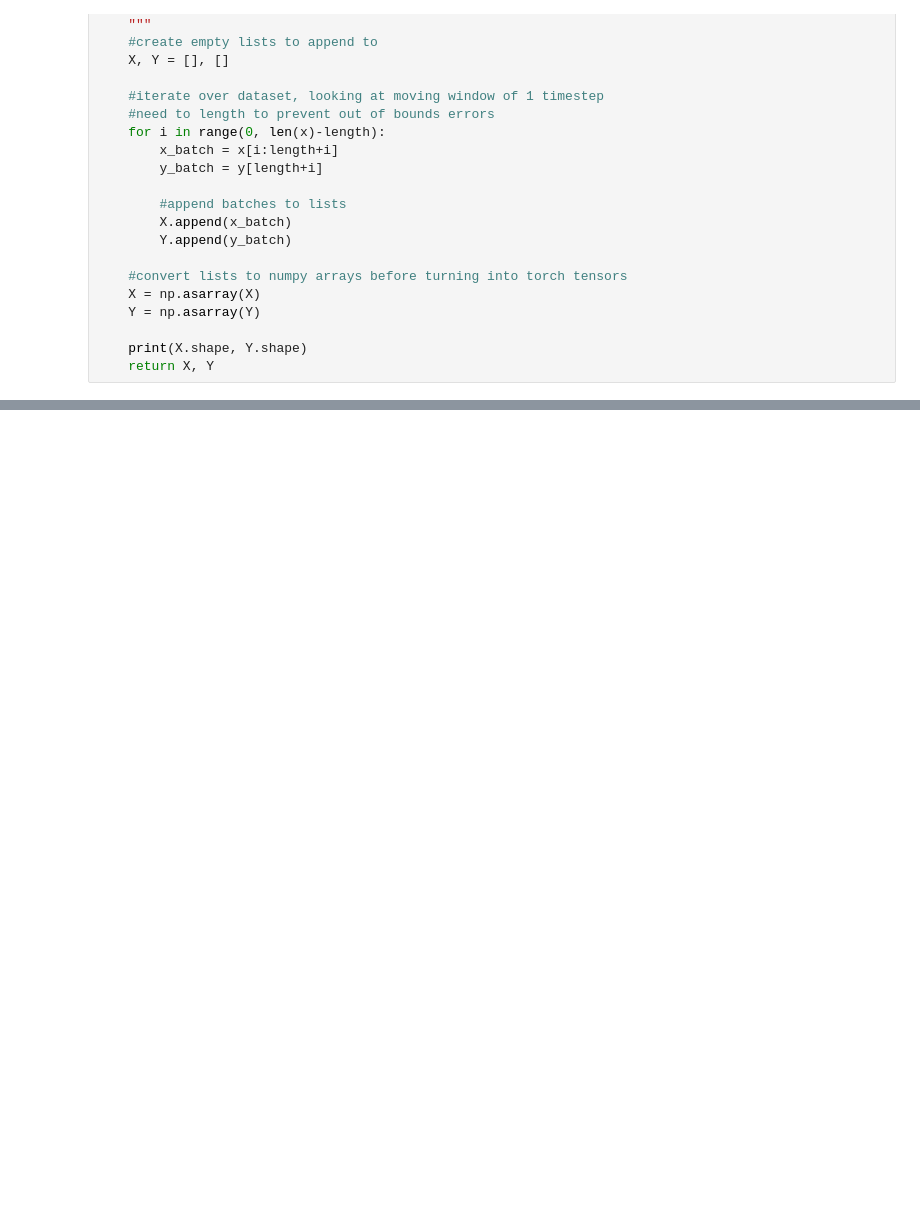
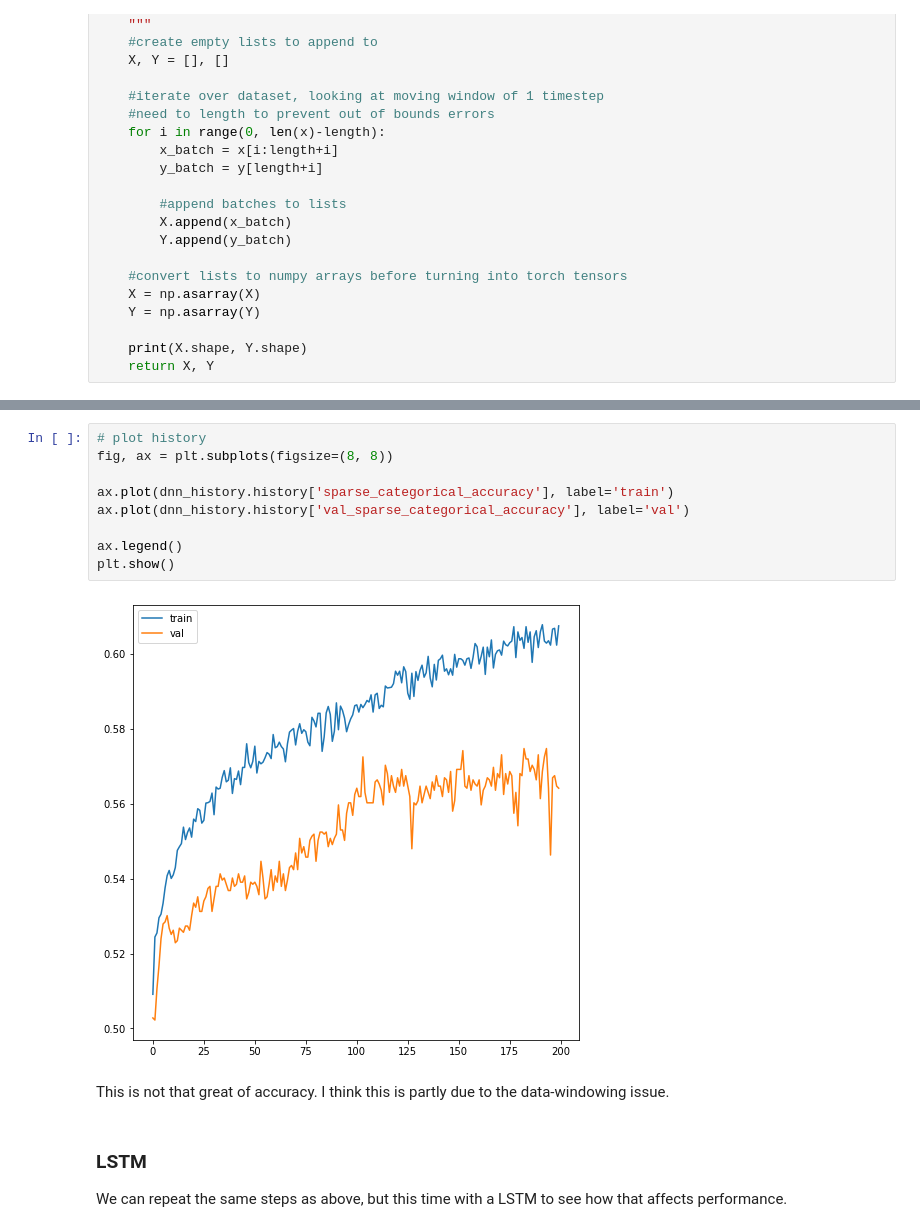
Before and after one commit to NVE/avalanche_ml, a Jupyter notebook: notebooks/training/neural_networks.ipynb, the cells around one changed output, grey strips where cells are left out. Drawn from its saved outputs; the diff is of its cells as text; blank space fills up the shorter version.

```diff
--- a/notebooks/training/neural_networks.ipynb
+++ b/notebooks/training/neural_networks.ipynb
@@ -503 +642,18 @@ False
+# %%
+# plot history
+fig, ax = plt.subplots(figsize=(8, 8))
+
+ax.plot(dnn_history.history['sparse_categorical_accuracy'], label='train')
+ax.plot(dnn_history.history['val_sparse_categorical_accuracy'], label='val')
+
+ax.legend()
+plt.show()
+# %% [output]
+[figure, added]
+# %% [markdown]
+This is not that great of accuracy. I think this is partly due to the data-windowing issue.
+# %% [markdown]
+### LSTM
+
+We can repeat the same steps as above, but this time with a LSTM to see how that affects performance.
 # %%
```
Also changed, not shown: parts of 23 cells of this notebook.
